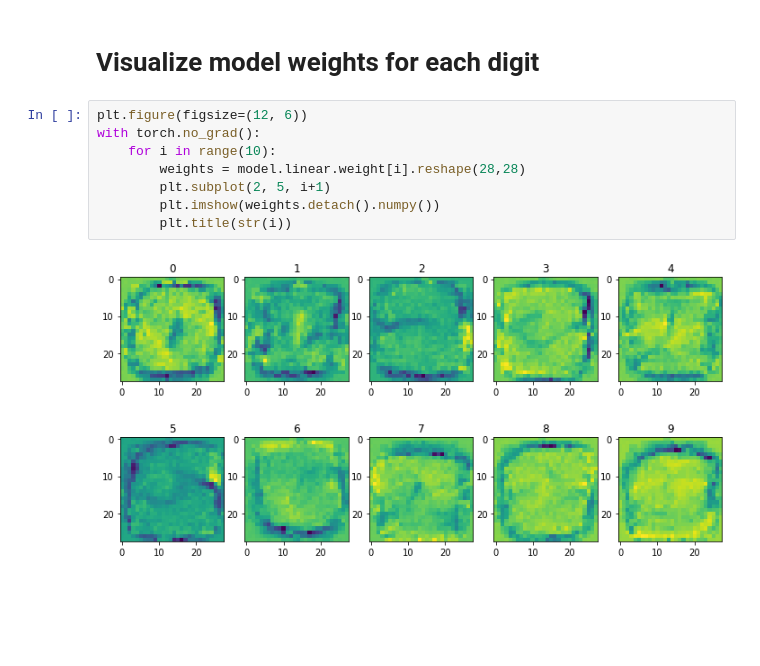
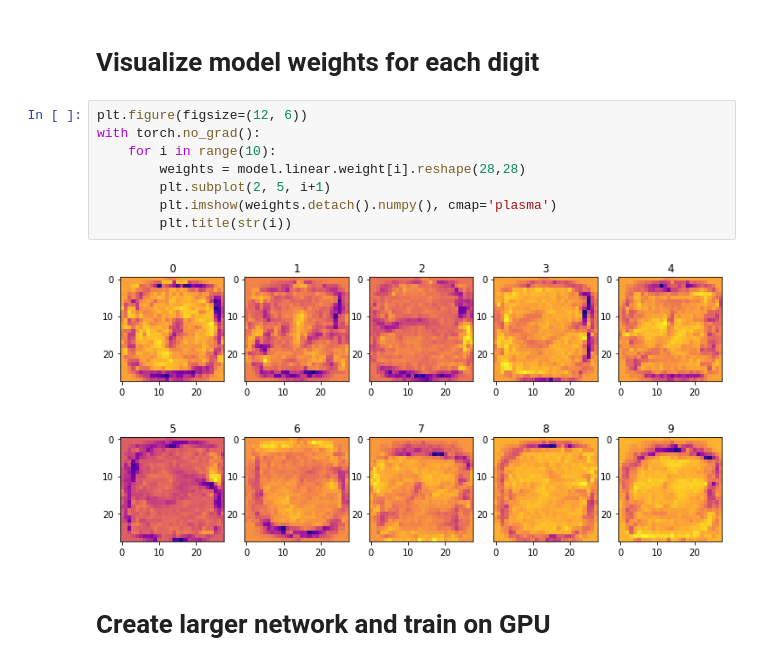
Before and after one commit to ejmichaud/ai-experiments, a Jupyter notebook: pytorch-tests/mnist.ipynb, the cells around one changed output. Drawn from its saved outputs; the diff is of its cells as text; blank space fills up the shorter version.

```diff
--- a/pytorch-tests/mnist.ipynb
+++ b/pytorch-tests/mnist.ipynb
@@ -115,10 +114,12 @@ for epoch in range(10):
 # %%
 plt.figure(figsize=(12, 6))
 with torch.no_grad():
     for i in range(10):
         weights = model.linear.weight[i].reshape(28,28)
         plt.subplot(2, 5, i+1)
-        plt.imshow(weights.detach().numpy())
+        plt.imshow(weights.detach().numpy(), cmap='plasma')
         plt.title(str(i))
 # %% [output]
-[figure, old version]
+[figure, new version]
+# %% [markdown]
+# Create larger network and train on GPU
```
Also changed, not shown: parts of 9 cells of this notebook, 1 other file.
